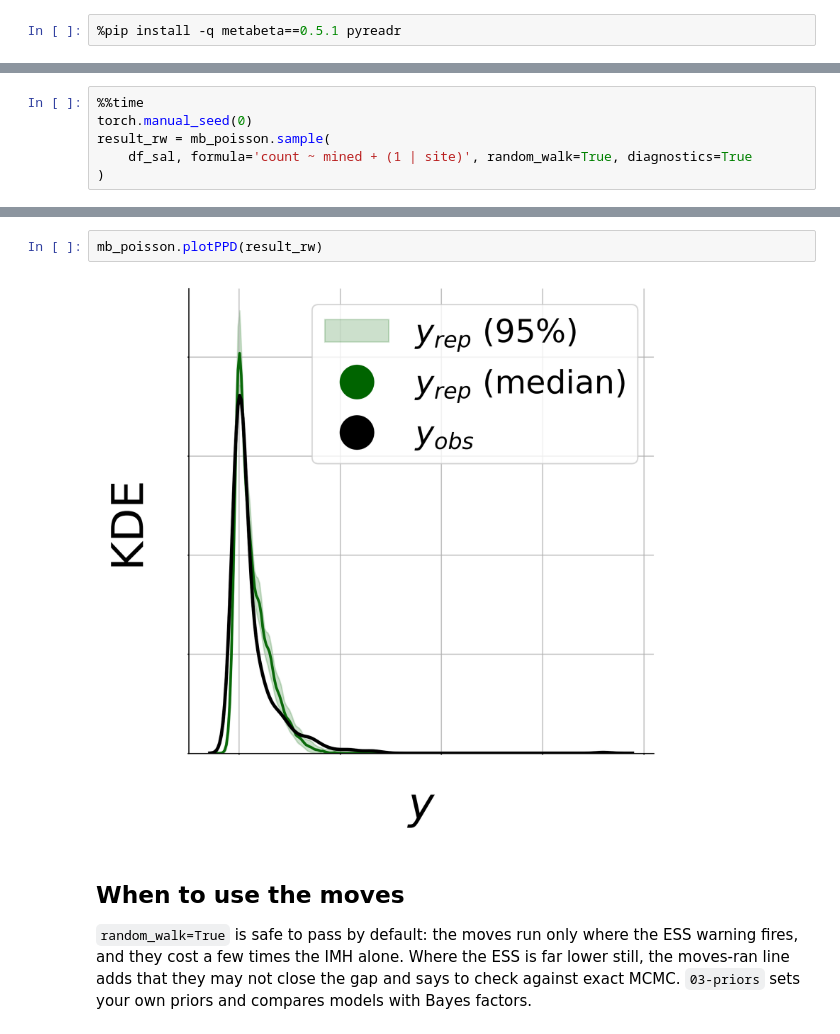
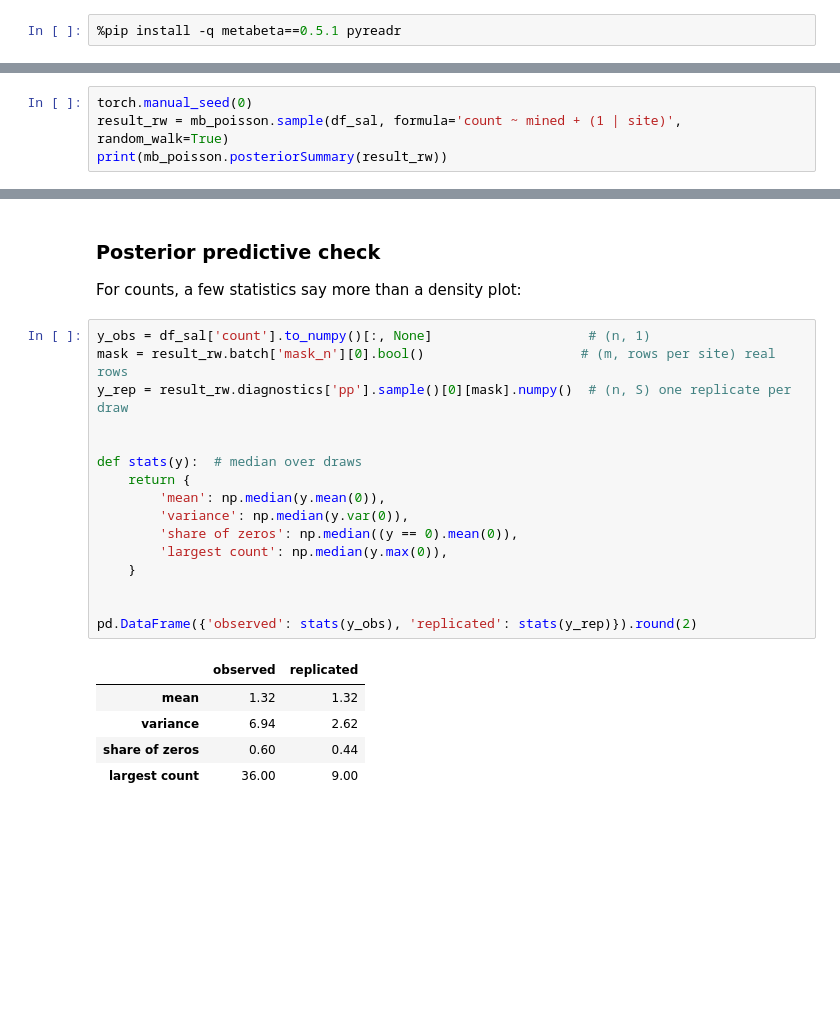
Before and after one commit to adkipnis/metabeta, a Jupyter notebook: demos/02-families.ipynb, the cells around one changed output, grey strips where cells are left out. Drawn from its saved outputs; the diff is of its cells as text; blank space fills up the shorter version.

```diff
--- a/demos/02-families.ipynb
+++ b/demos/02-families.ipynb
@@ -216,7 +188,5 @@ they ran. The footer keeps the IMH chain's acceptance and ESS; the moves' own ac
 # %%
-%%time
 torch.manual_seed(0)
-result_rw = mb_poisson.sample(
-    df_sal, formula='count ~ mined + (1 | site)', random_walk=True, diagnostics=True
-)
+result_rw = mb_poisson.sample(df_sal, formula='count ~ mined + (1 | site)', random_walk=True)
+print(mb_poisson.posteriorSummary(result_rw))
 # %% [output]
@@ -326,11 +252,26 @@ model, not of the sampler.
-# %%
-mb_poisson.plotPPD(result_rw)
-# %% [output]
-[figure, removed]
-# %% [markdown]
-## When to use the moves
-
-`random_walk=True` is safe to pass by default: the moves run only where the ESS warning fires,
-and they cost a few times the IMH alone. Where the ESS is far lower still, the moves-ran line
-adds that they may not close the gap and says to check against exact MCMC. `03-priors` sets
-your own priors and compares models with Bayes factors.
+# %% [markdown]
+### Posterior predictive check
+
+For counts, a few statistics say more than a density plot:
+# %%
+y_obs = df_sal['count'].to_numpy()[:, None]                    # (n, 1)
+mask = result_rw.batch['mask_n'][0].bool()                    # (m, rows per site) real rows
+y_rep = result_rw.diagnostics['pp'].sample()[0][mask].numpy()  # (n, S) one replicate per draw
+
+
+def stats(y):  # median over draws
+    return {
+        'mean': np.median(y.mean(0)),
+        'variance': np.median(y.var(0)),
+        'share of zeros': np.median((y == 0).mean(0)),
+        'largest count': np.median(y.max(0)),
+    }
+
+
+pd.DataFrame({'observed': stats(y_obs), 'replicated': stats(y_rep)}).round(2)
+# %% [output]
+|  | observed | replicated |
+| mean | 1.32 | 1.32 |
+| variance | 6.94 | 2.62 |
+| share of zeros | 0.60 | 0.44 |
+| largest count | 36.00 | 9.00 |
```
Also changed, not shown: parts of 39 cells of this notebook.
